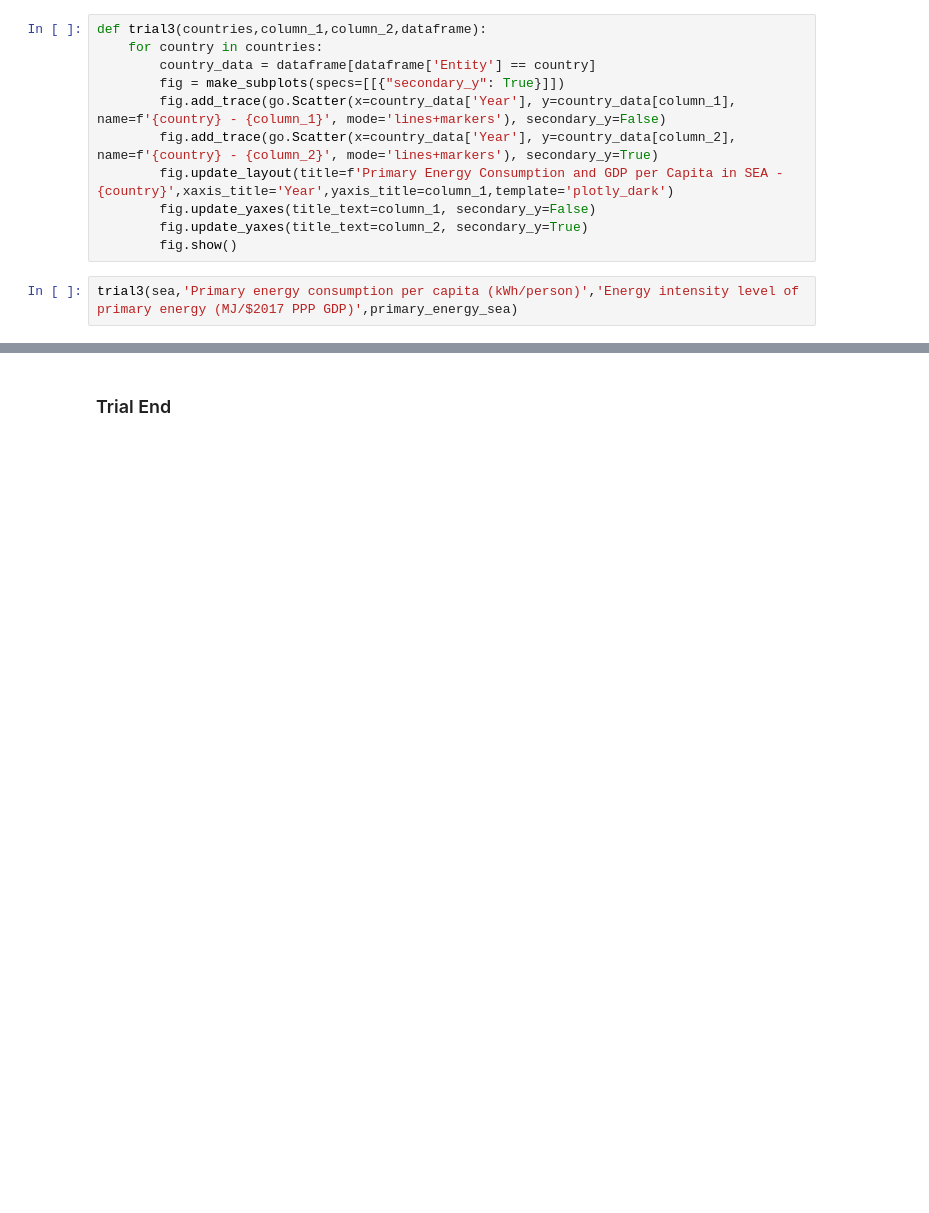
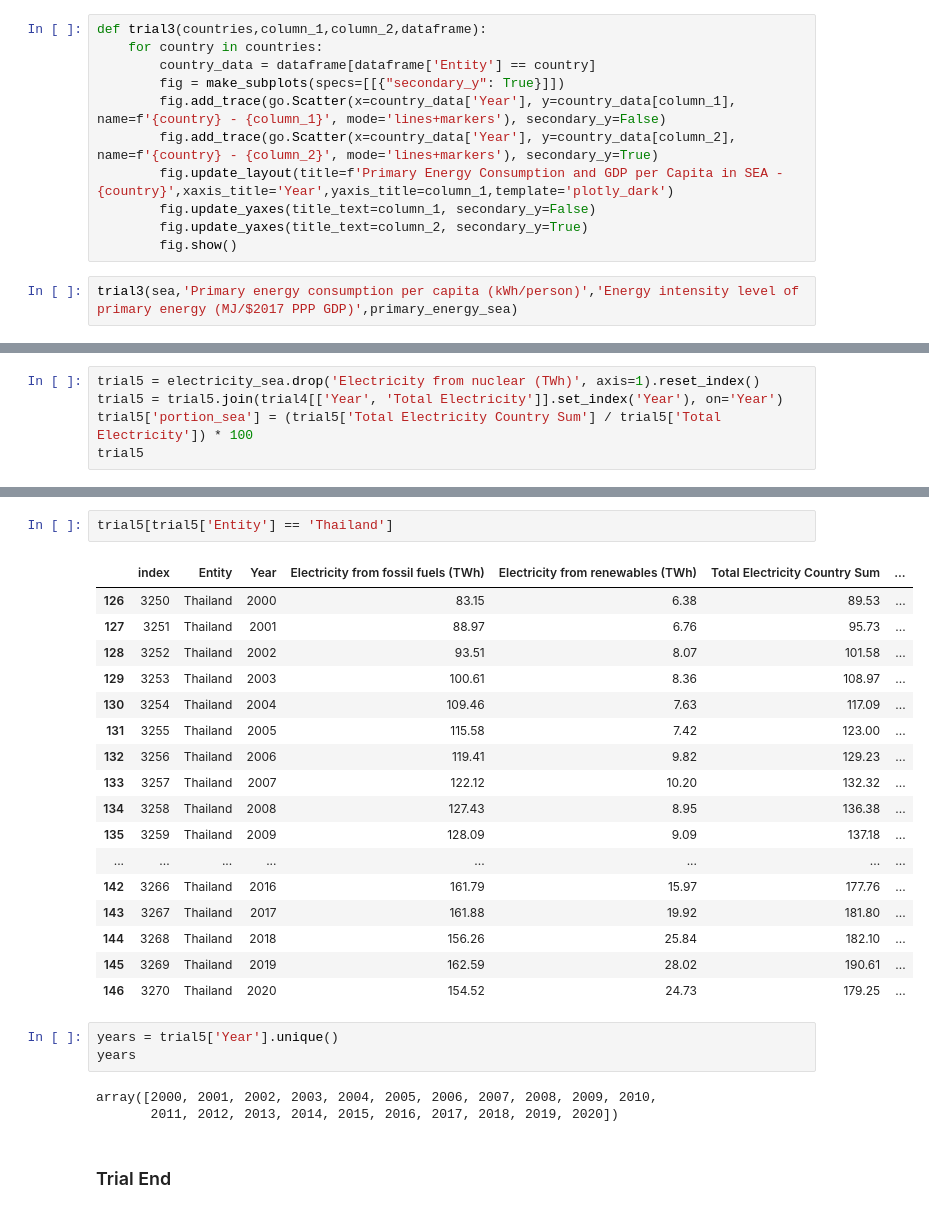
Before and after one commit to lurza/Sustainable_Energy_2020_2022, a Jupyter notebook: Sustainable_Energy1.ipynb, the cells around one changed output, grey strips where cells are left out. Drawn from its saved outputs; the diff is of its cells as text; blank space fills up the shorter version.

```diff
--- a/Sustainable_Energy1.ipynb
+++ b/Sustainable_Energy1.ipynb
@@ -667,0 +738,5 @@ trial4_cambodia
+# %%
+trial5 = electricity_sea.drop('Electricity from nuclear (TWh)', axis=1).reset_index()
+trial5 = trial5.join(trial4[['Year', 'Total Electricity']].set_index('Year'), on='Year')
+trial5['portion_sea'] = (trial5['Total Electricity Country Sum'] / trial5['Total Electricity']) * 100
+trial5
@@ -668,2 +757,28 @@ trial4_cambodia
+# %%
+trial5[trial5['Entity'] == 'Thailand']
+# %% [output]
+|  | index | Entity | Year | Electricity from fossil fuels (TWh) | Electricity from renewables (TWh) | Total Electricity Country Sum | ... |
+| 126 | 3250 | Thailand | 2000 | 83.15 | 6.38 | 89.53 | ... |
+| 127 | 3251 | Thailand | 2001 | 88.97 | 6.76 | 95.73 | ... |
+| 128 | 3252 | Thailand | 2002 | 93.51 | 8.07 | 101.58 | ... |
+| 129 | 3253 | Thailand | 2003 | 100.61 | 8.36 | 108.97 | ... |
+| 130 | 3254 | Thailand | 2004 | 109.46 | 7.63 | 117.09 | ... |
+| 131 | 3255 | Thailand | 2005 | 115.58 | 7.42 | 123.00 | ... |
+| 132 | 3256 | Thailand | 2006 | 119.41 | 9.82 | 129.23 | ... |
+| 133 | 3257 | Thailand | 2007 | 122.12 | 10.20 | 132.32 | ... |
+| 134 | 3258 | Thailand | 2008 | 127.43 | 8.95 | 136.38 | ... |
+| 135 | 3259 | Thailand | 2009 | 128.09 | 9.09 | 137.18 | ... |
+| ... | ... | ... | ... | ... | ... | ... | ... |
+| 142 | 3266 | Thailand | 2016 | 161.79 | 15.97 | 177.76 | ... |
+| 143 | 3267 | Thailand | 2017 | 161.88 | 19.92 | 181.80 | ... |
+| 144 | 3268 | Thailand | 2018 | 156.26 | 25.84 | 182.10 | ... |
+| 145 | 3269 | Thailand | 2019 | 162.59 | 28.02 | 190.61 | ... |
+| 146 | 3270 | Thailand | 2020 | 154.52 | 24.73 | 179.25 | ... |
+# %%
+years = trial5['Year'].unique()
+years
+# %% [output]
+array([2000, 2001, 2002, 2003, 2004, 2005, 2006, 2007, 2008, 2009, 2010,
+       2011, 2012, 2013, 2014, 2015, 2016, 2017, 2018, 2019, 2020])
 # %% [markdown]
 ### Trial End
```
Also changed, not shown: parts of 25 cells of this notebook.
